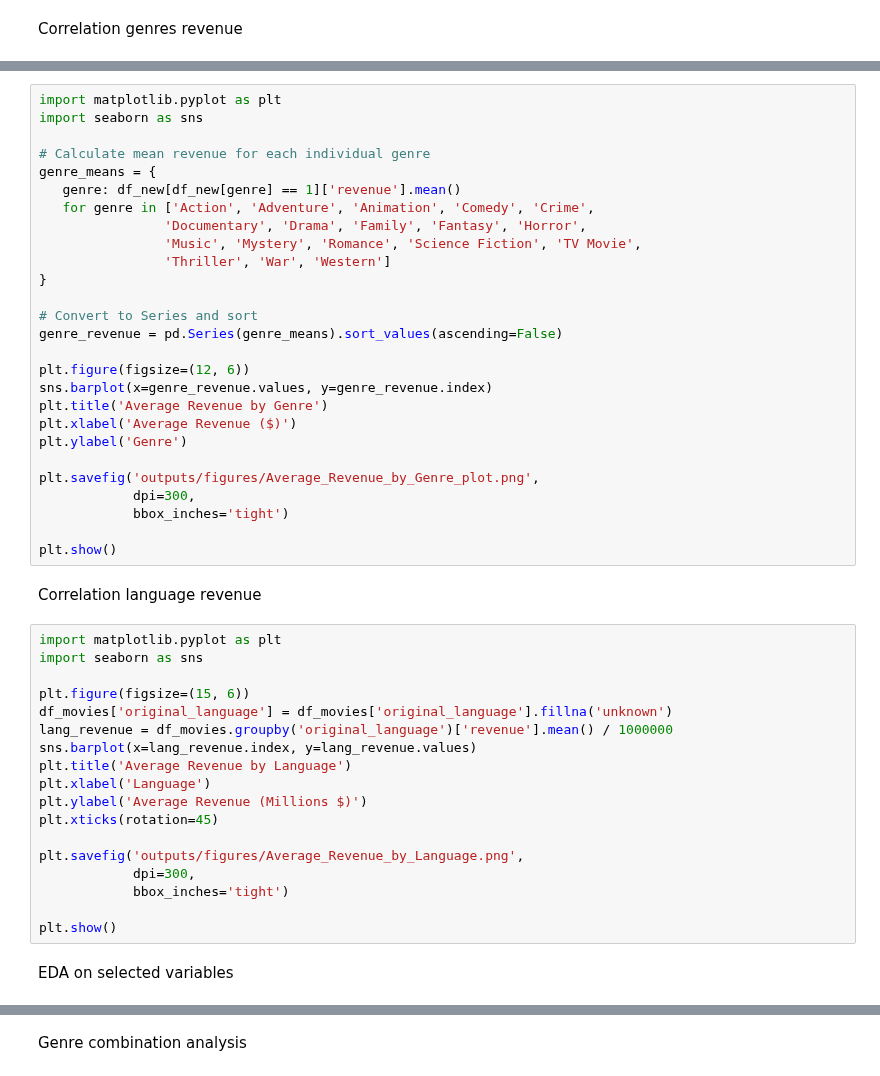
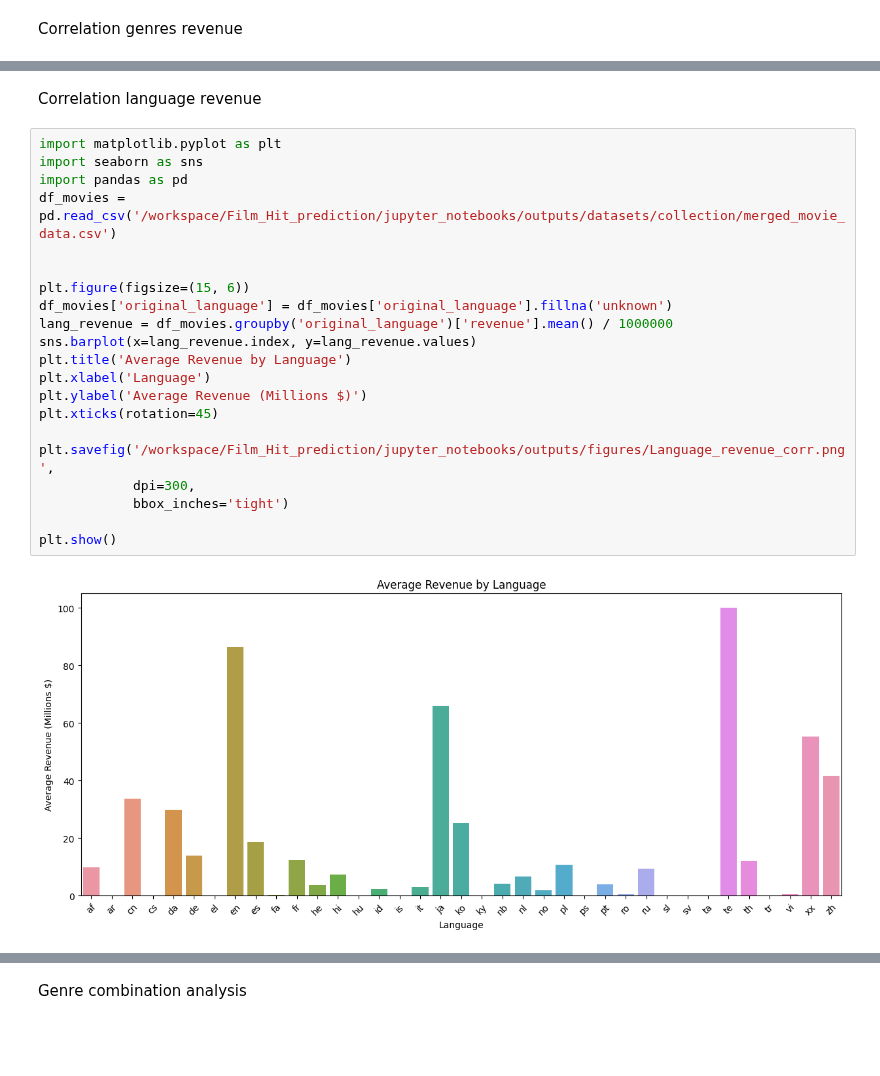
Before and after one commit to Agnieszkalukasiak/Film_Hit_prediction, a Jupyter notebook: jupyter_notebooks/Film_success_study.ipynb, the cells around one changed output, grey strips where cells are left out. Drawn from its saved outputs; the diff is of its cells as text; blank space fills up the shorter version.

Commit message:
resaved all the corr plots from study with the new data, with new names, in proper place

```diff
--- a/jupyter_notebooks/Film_success_study.ipynb
+++ b/jupyter_notebooks/Film_success_study.ipynb
@@ -277,49 +288,25 @@ plt.show()
-# %%
-import matplotlib.pyplot as plt
-import seaborn as sns
-
-# Calculate mean revenue for each individual genre
-genre_means = {
-   genre: df_new[df_new[genre] == 1]['revenue'].mean()
-   for genre in ['Action', 'Adventure', 'Animation', 'Comedy', 'Crime',
-                'Documentary', 'Drama', 'Family', 'Fantasy', 'Horror',
-                'Music', 'Mystery', 'Romance', 'Science Fiction', 'TV Movie',
-                'Thriller', 'War', 'Western']
-}
-
-# Convert to Series and sort
-genre_revenue = pd.Series(genre_means).sort_values(ascending=False)
-
-plt.figure(figsize=(12, 6))
-sns.barplot(x=genre_revenue.values, y=genre_revenue.index)
-plt.title('Average Revenue by Genre')
-plt.xlabel('Average Revenue ($)')
-plt.ylabel('Genre')
-
-plt.savefig('outputs/figures/Average_Revenue_by_Genre_plot.png',
-            dpi=300,
-            bbox_inches='tight')
-
-plt.show()
 # %% [markdown]
 Correlation language revenue
 # %%
 import matplotlib.pyplot as plt
 import seaborn as sns
+import pandas as pd
+df_movies = pd.read_csv('/workspace/Film_Hit_prediction/jupyter_notebooks/outputs/datasets/collection/merged_movie_data.csv')
+
 
 plt.figure(figsize=(15, 6))
 df_movies['original_language'] = df_movies['original_language'].fillna('unknown')
 lang_revenue = df_movies.groupby('original_language')['revenue'].mean() / 1000000
 sns.barplot(x=lang_revenue.index, y=lang_revenue.values)
 plt.title('Average Revenue by Language')
 plt.xlabel('Language')
 plt.ylabel('Average Revenue (Millions $)')
 plt.xticks(rotation=45)
 
-plt.savefig('outputs/figures/Average_Revenue_by_Language.png',
+plt.savefig('/workspace/Film_Hit_prediction/jupyter_notebooks/outputs/figures/Language_revenue_corr.png',
             dpi=300,
             bbox_inches='tight')
 
 plt.show()
+# %% [output]
+[figure, added]
-# %% [markdown]
-EDA on selected variables
```
Also changed, not shown: parts of 20 cells of this notebook, 16 other files.
